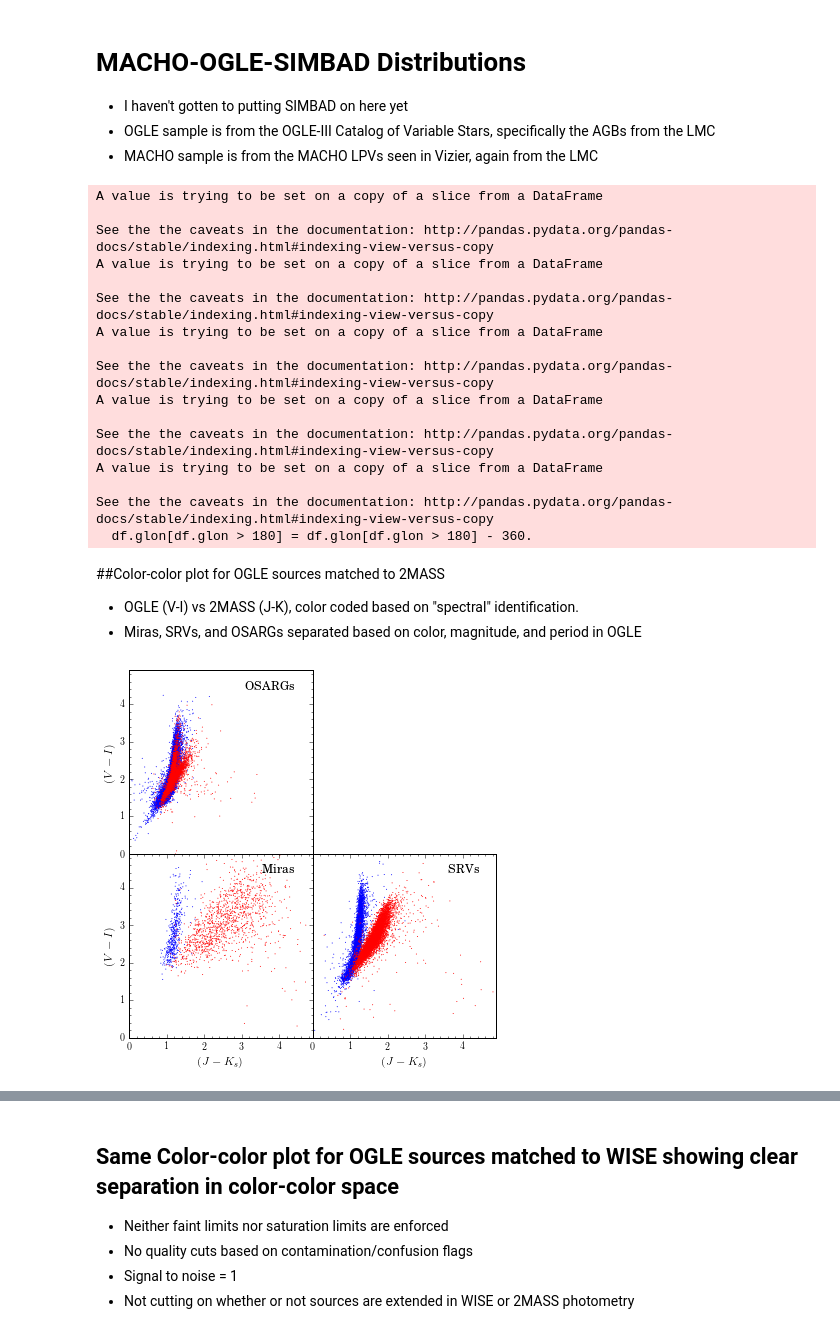
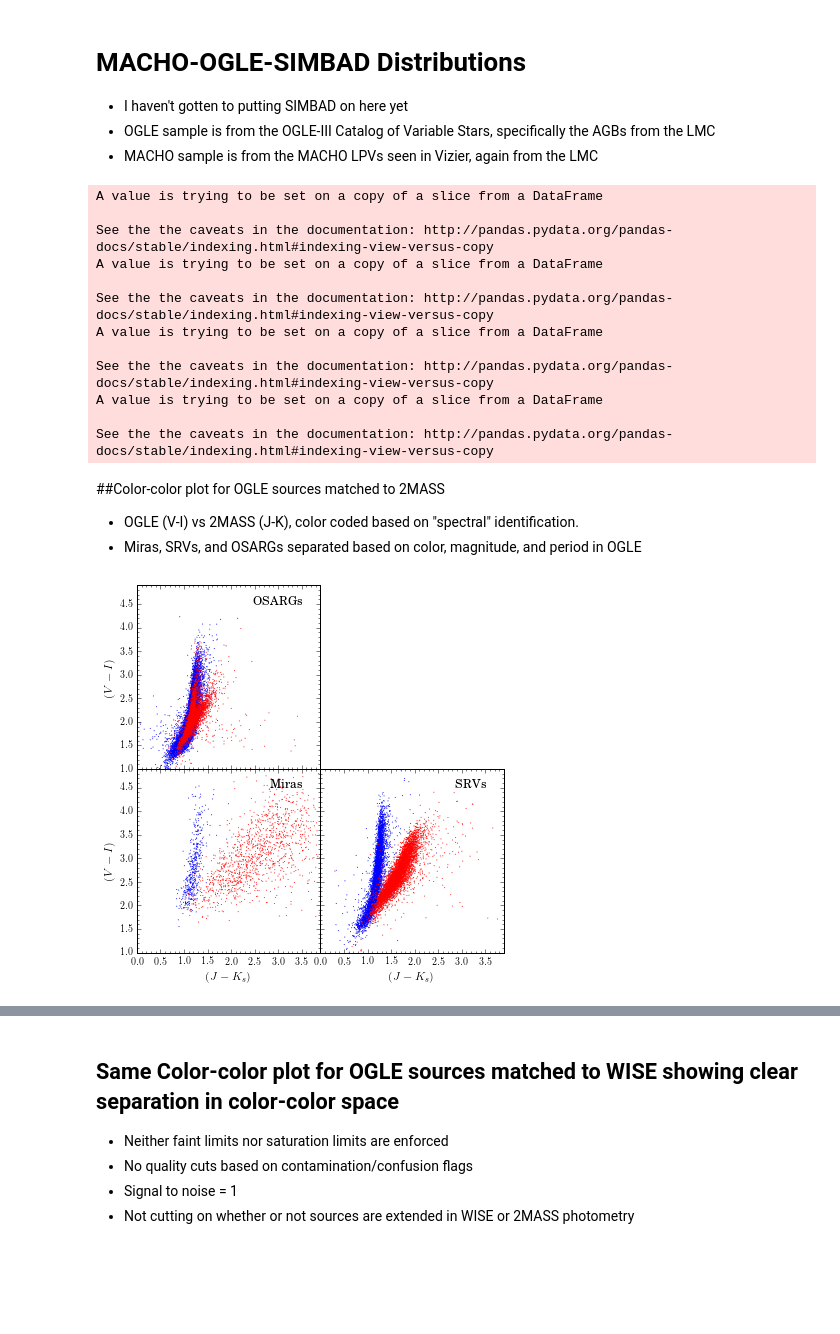
Before and after one commit to nhuntwalker/new_work_scripts, a Jupyter notebook: macho_ogle_simbad_distributions.ipynb, the cells around one changed output, grey strips where cells are left out. Cells and saved outputs as stored; diff of their text form; code cells hidden in the pictures; blank space fills up the shorter version.

Commit message:
Just making sure everything matches

```diff
--- a/macho_ogle_simbad_distributions.ipynb
+++ b/macho_ogle_simbad_distributions.ipynb
@@ -23,7 +23,7 @@ matplotlib.rcParams["ps.useafm"] = True
 matplotlib.rcParams["pdf.use14corefonts"] = True
 matplotlib.rcParams["text.usetex"] = True
 # %%
-def three_cell_plot(x1, x2, x3, y1, y2, y3, xlabel=None, xlims=None, ylabel=None, ylims=None, txt1=None, txt2=None, txt3=None, inverted=False):
+def three_cell_plot(x1, x2, x3, y1, y2, y3, xlabel=None, xlims=None, ylabel=None, ylims=None, txt1=None, txt2=None, txt3=None, inverted=False, outfile=None):
     colors = ["b","r","g","y","purple","orange","black"]
 
     fig = plt.figure(figsize=(6,6))
@@ -39,7 +39,7 @@ def three_cell_plot(x1, x2, x3, y1, y2, y3, xlabel=None, xlims=None, ylabel=None
     ax.set_ylabel(ylabel)
     if inverted:
         ax.invert_yaxis()
-    ax.get_xaxis().set_visible(False)
+    ax.get_xaxis().set_ticklabels([])
     ax.minorticks_on()
 
     ax = plt.subplot(223)
@@ -63,11 +63,13 @@ def three_cell_plot(x1, x2, x3, y1, y2, y3, xlabel=None, xlims=None, ylabel=None
     ax.set_xlim(xlims[0], xlims[1])
     ax.set_ylim(ylims[0], ylims[1])
     ax.set_xlabel(xlabel)
-    ax.set_ylabel(ylabel)
-    ax.get_yaxis().set_visible(False)
+    ax.get_yaxis().set_ticklabels([])
     if inverted:
         ax.invert_yaxis()
     ax.minorticks_on()
+    if outfile:
+        plt.savefig(outfile)
+
     plt.show()
 # %%
 ## Match OGLE and 2MASS
@@ -75,6 +77,7 @@ ogle = pd.read_csv("../samples/ogle_table.dat", sep="|")
 ogle_2mass = read_gator_2mass_matched("../samples/ogle_2mass_match.tbl", "2mass")
 ogle_matched = Data(match_data(ogle, ogle_2mass))
 ogle_matched.data["colvi"] = ogle_matched.data.V - ogle_matched.data.I
+ogle_matched.data["W_I"] = ogle_matched.data.I - 1.55*(ogle_matched.data.V - ogle_matched.data.I)
 
 ogle_matched.data.Field[ogle_matched.data.glon > 290] = "smc"
 ogle_matched.data.Field[ogle_matched.data.glon < 290] = "lmc"
@@ -111,10 +114,6 @@ See the the caveats in the documentation: http://pandas.pydata.org/pandas-docs/s
 A value is trying to be set on a copy of a slice from a DataFrame
 
 See the the caveats in the documentation: http://pandas.pydata.org/pandas-docs/stable/indexing.html#indexing-view-versus-copy
-A value is trying to be set on a copy of a slice from a DataFrame
-
-See the the caveats in the documentation: http://pandas.pydata.org/pandas-docs/stable/indexing.html#indexing-view-versus-copy
-  df.glon[df.glon > 180] = df.glon[df.glon > 180] - 360.
 # %% [markdown]
 ##Color-color plot for OGLE sources matched to 2MASS
 - OGLE (V-I) vs 2MASS (J-K), color coded based on "spectral" identification.
@@ -129,13 +128,13 @@ cut6 = (ogle_matched.data.Spectr == "C-rich") & (ogle_matched.data.Type == "SRV"
 # %%
 x1 = [ogle_matched.data.coljk[cut1], ogle_matched.data.coljk[cut2]]
 x2 = [ogle_matched.data.coljk[cut3], ogle_matched.data.coljk[cut4]]
 x3 = [ogle_matched.data.coljk[cut5], ogle_matched.data.coljk[cut6]]
 
 y1 = [ogle_matched.data.colvi[cut1], ogle_matched.data.colvi[cut2]]
 y2 = [ogle_matched.data.colvi[cut3], ogle_matched.data.colvi[cut4]]
 y3 = [ogle_matched.data.colvi[cut5], ogle_matched.data.colvi[cut6]]
 
 three_cell_plot(x1, x2, x3, y1, y2, y3, xlabel="$(J-K_s)$", ylabel="$(V-I)$",
-                ylims=(0,4.9), xlims=(0,4.9), txt1="OSARGs", txt2="Miras", txt3="SRVs")
+                ylims=(1,4.9), xlims=(0,3.9), txt1="OSARGs", txt2="Miras", txt3="SRVs", outfile="../figures/ogle_2mass_color_color_threeplot.png")
 # %% [output]
-[figure, old version]
+[figure, new version]
```
Also changed, not shown: parts of 7 cells of this notebook.
